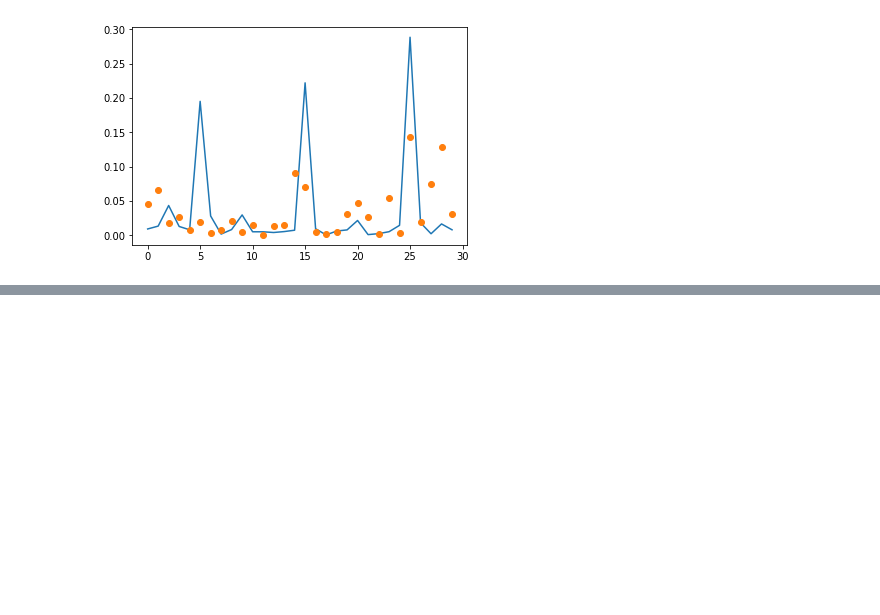
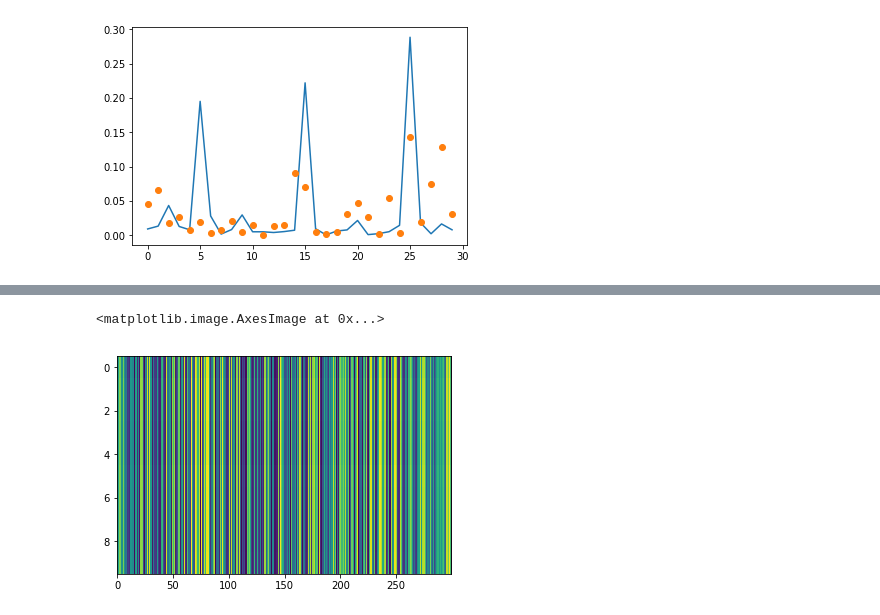
Before and after one commit to yangbaovera/663-Final-Project, a Jupyter notebook: Example.ipynb, the cells around one changed output, grey strips where cells are left out. Cells and saved outputs as stored; diff of their text form; code cells hidden in the pictures; blank space fills up the shorter version.

```diff
--- a/Example.ipynb
+++ b/Example.ipynb
@@ -251,0 +433,5 @@ plt.plot(ans[1].T[:,9], "o")
+# %%
+plt.imshow(ans1[2].T,interpolation='nearest', aspect='auto') #aaaaa why!!!!
+# %% [output]
+<matplotlib.image.AxesImage at 0x...>
+[figure, added]
```
Also changed, not shown: parts of 18 cells of this notebook.
